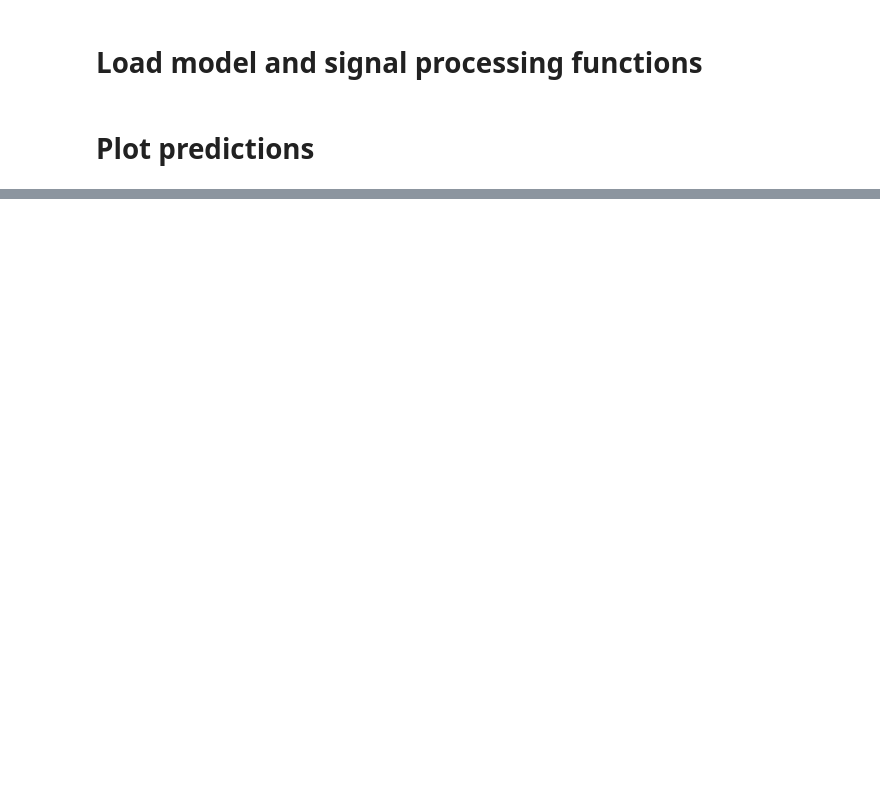
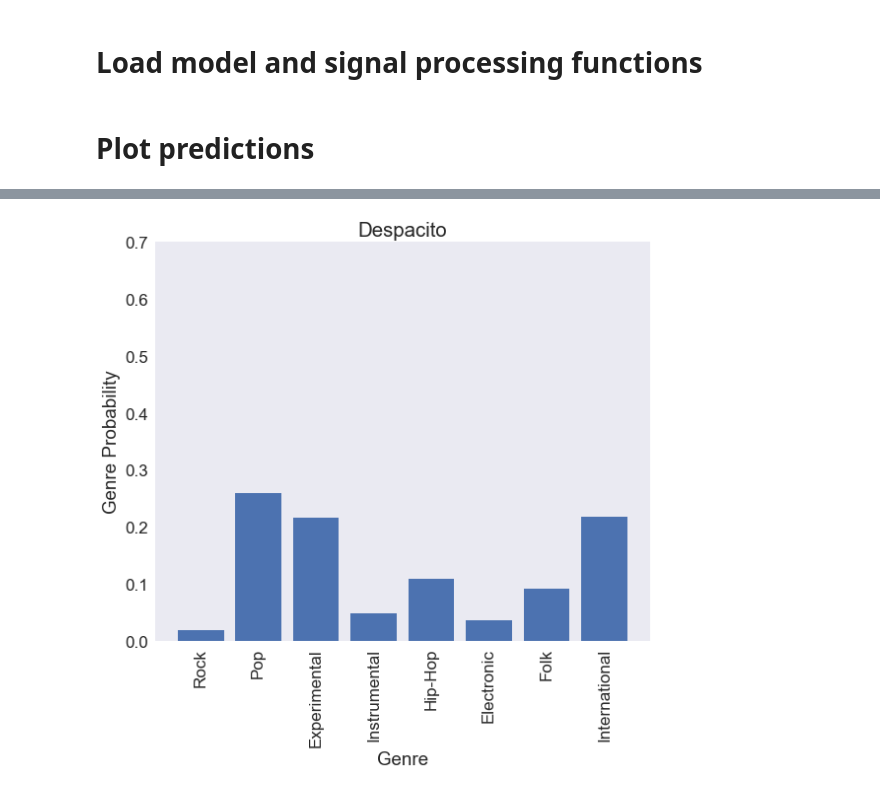
Before and after one commit to avikejriwal/Music-Genre-Identification, a Jupyter notebook: Model.ipynb, the cells around one changed output, grey strips where cells are left out. Saved outputs shown, nothing was run; the diff lists cells and outputs as text; code cells hidden in the pictures; blank space fills up the shorter version.

```diff
--- a/Model.ipynb
+++ b/Model.ipynb
@@ -137,0 +190,34 @@ fig.savefig('temp.png', transparent=True)
+# %%
+from matplotlib import pyplot as plt
+import seaborn as sns
+from matplotlib import animation
+%matplotlib inline
+#%matplotlib nbagg
+# Get distribution of top genres for a song
+
+v1 = ['Rock','Pop','Experimental', 'Instrumental', 'Hip-Hop', 'Electronic','Folk', 'International']
+
+frame_buff = 5
+
+fig = plt.figure(figsize=(8, 8))
+barcol = plt.bar(range(8), frames[0])
+plt.xticks(range(8), v1, rotation='vertical')
+plt.grid(False)
+plt.xlabel('Genre')
+plt.ylabel('Genre Probability')
+plt.title('Despacito')
+plt.ylim([0,0.7])
+plt.tight_layout()
+
+def animate(i):
+    y=frames[i//frame_buff+1]
+    for i, b in enumerate(barcol):
+        b.set_height(y[i])
+
+anim=animation.FuncAnimation(fig,animate, repeat=False,blit=False, frames=(len(frames)-1)*frame_buff,
+                             interval=100, save_count=200)
+
+anim.save('mymovie.mp4', fps=frame_buff/step_size)
+plt.show()
+# %% [output]
+[figure, added]
```
Also changed, not shown: parts of 3 cells of this notebook, 1 other file.
